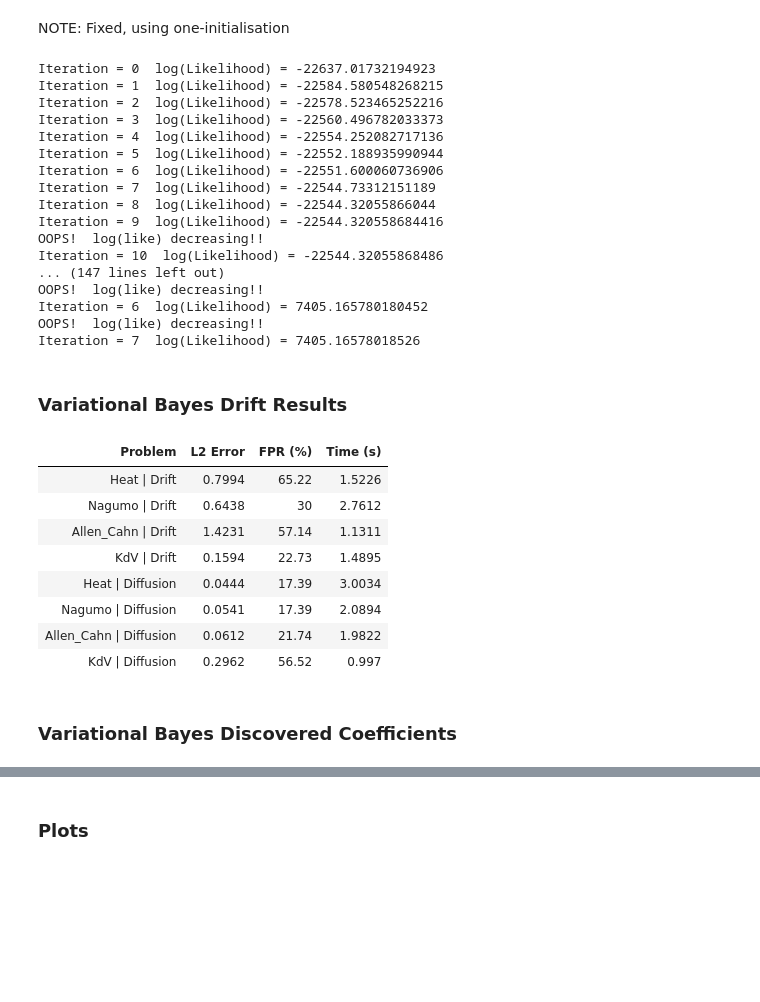
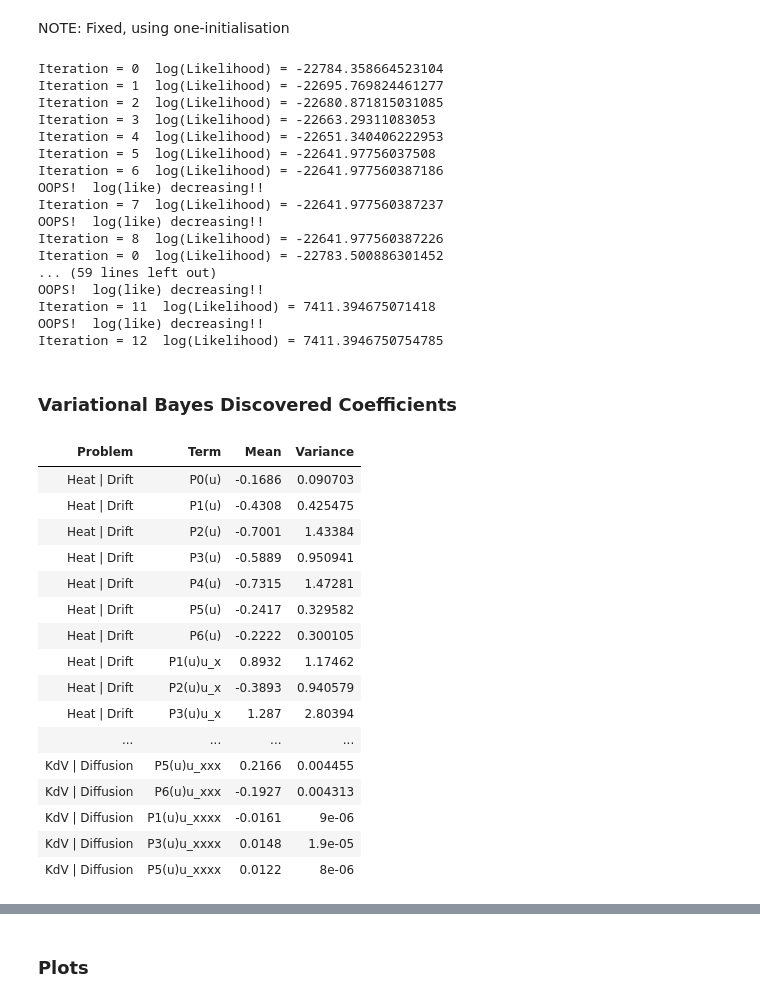
Before and after one commit to rogoson/Stochastic-PDE-Discovery, a Jupyter notebook: MasterNotebook.ipynb, the cells around one changed output, grey strips where cells are left out. Saved outputs shown, nothing was run; the diff lists cells and outputs as text; code cells hidden in the pictures; blank space fills up the shorter version.

```diff
--- a/MasterNotebook.ipynb
+++ b/MasterNotebook.ipynb
@@ -19,7 +19,7 @@ KDV = True
 DRIFT = True
 DIFFUSION = True
 LIMIT_DERIVATIVES = False
-LIMIT_POLYNOMIALS = True
+LIMIT_POLYNOMIALS = False
 
 RANDOM_INITIAL_CONDITIONS = True
 GENERATE_PREDICTION_DATA = True
@@ -27,7 +27,7 @@ GENERATE_TRAINING_DATA = True
 RUN_LASSO = True
 RUN_SINDY = True
 
-LEGENDRE_POLYNOMIALS = False
+LEGENDRE_POLYNOMIALS = True
 
 ALGORITHMS = {"Lasso": RUN_LASSO, "SINDy": RUN_SINDY}
 IDENTIFICATION_TASKS = {"Drift": DRIFT, "Diffusion": DIFFUSION}
@@ -385,60 +385,67 @@ for identificationTask, value in IDENTIFICATION_TASKS.items():
                 round(fpr_vb, 2),
                 round(end_time - start_time, 4)
             ])
 
             # -------------------------------------------------
             # variance table - only for discovered terms (PIP > 0.5)
             # -------------------------------------------------
             description = problemDescriptions[problem]
             variances = np.diag(DS['wCOV'])
 
             for i in range(len(DS['zmean'])):
                 if DS['zmean'][i] > 0.5:
                     label = description[i] if description[i] != '' else '1'
                     results_vb_variances.append([
                         f"{problem} | {identificationTask}",
                         label,
                         round(float(DS['wmean'][i]), 4),
                         round(float(variances[i]), 6)
                     ])
 
-tabulate_neatly(
-    results_vb,
-    headers=["Problem", "L2 Error", "FPR (%)", "Time (s)"],
-    title="Variational Bayes Drift Results"
-)
+# tabulate_neatly(
+#     results_vb,
+#     headers=["Problem", "L2 Error", "FPR (%)", "Time (s)"],
+#     title="Variational Bayes Drift Results"
+# )
 
 tabulate_neatly(
     results_vb_variances,
     headers=["Problem", "Term", "Mean", "Variance"],
     title="Variational Bayes Discovered Coefficients"
 )
 # %% [output]
-Iteration = 0  log(Likelihood) = -22637.01732194923
-Iteration = 1  log(Likelihood) = -22584.580548268215
-Iteration = 2  log(Likelihood) = -22578.523465252216
-Iteration = 3  log(Likelihood) = -22560.496782033373
-Iteration = 4  log(Likelihood) = -22554.252082717136
-Iteration = 5  log(Likelihood) = -22552.188935990944
-Iteration = 6  log(Likelihood) = -22551.600060736906
-Iteration = 7  log(Likelihood) = -22544.73312151189
-Iteration = 8  log(Likelihood) = -22544.32055866044
-Iteration = 9  log(Likelihood) = -22544.320558684416
+Iteration = 0  log(Likelihood) = -22784.358664523104
+Iteration = 1  log(Likelihood) = -22695.769824461277
+Iteration = 2  log(Likelihood) = -22680.871815031085
+Iteration = 3  log(Likelihood) = -22663.29311083053
+Iteration = 4  log(Likelihood) = -22651.340406222953
+Iteration = 5  log(Likelihood) = -22641.97756037508
+Iteration = 6  log(Likelihood) = -22641.977560387186
 OOPS!  log(like) decreasing!!
-Iteration = 10  log(Likelihood) = -22544.32055868486
-... (147 lines left out)
+Iteration = 7  log(Likelihood) = -22641.977560387237
 OOPS!  log(like) decreasing!!
-Iteration = 6  log(Likelihood) = 7405.165780180452
+Iteration = 8  log(Likelihood) = -22641.977560387226
+Iteration = 0  log(Likelihood) = -22783.500886301452
+... (59 lines left out)
 OOPS!  log(like) decreasing!!
-Iteration = 7  log(Likelihood) = 7405.16578018526
+Iteration = 11  log(Likelihood) = 7411.394675071418
+OOPS!  log(like) decreasing!!
+Iteration = 12  log(Likelihood) = 7411.3946750754785
-Variational Bayes Drift Results
+Variational Bayes Discovered Coefficients
-| Problem | L2 Error | FPR (%) | Time (s) |
-| Heat | Drift | 0.7994 | 65.22 | 1.5226 |
-| Nagumo | Drift | 0.6438 | 30 | 2.7612 |
-| Allen_Cahn | Drift | 1.4231 | 57.14 | 1.1311 |
-| KdV | Drift | 0.1594 | 22.73 | 1.4895 |
-| Heat | Diffusion | 0.0444 | 17.39 | 3.0034 |
-| Nagumo | Diffusion | 0.0541 | 17.39 | 2.0894 |
-| Allen_Cahn | Diffusion | 0.0612 | 21.74 | 1.9822 |
-| KdV | Diffusion | 0.2962 | 56.52 | 0.997 |
+| Problem | Term | Mean | Variance |
+| Heat | Drift | P0(u) | -0.1686 | 0.090703 |
+| Heat | Drift | P1(u) | -0.4308 | 0.425475 |
+| Heat | Drift | P2(u) | -0.7001 | 1.43384 |
+| Heat | Drift | P3(u) | -0.5889 | 0.950941 |
+| Heat | Drift | P4(u) | -0.7315 | 1.47281 |
+| Heat | Drift | P5(u) | -0.2417 | 0.329582 |
+| Heat | Drift | P6(u) | -0.2222 | 0.300105 |
+| Heat | Drift | P1(u)u_x | 0.8932 | 1.17462 |
+| Heat | Drift | P2(u)u_x | -0.3893 | 0.940579 |
+| Heat | Drift | P3(u)u_x | 1.287 | 2.80394 |
+| ... | ... | ... | ... |
+| KdV | Diffusion | P5(u)u_xxx | 0.2166 | 0.004455 |
+| KdV | Diffusion | P6(u)u_xxx | -0.1927 | 0.004313 |
+| KdV | Diffusion | P1(u)u_xxxx | -0.0161 | 9e-06 |
+| KdV | Diffusion | P3(u)u_xxxx | 0.0148 | 1.9e-05 |
+| KdV | Diffusion | P5(u)u_xxxx | 0.0122 | 8e-06 |
-Variational Bayes Discovered Coefficients
```
Also changed, not shown: parts of 7 cells of this notebook, 12 other files.
